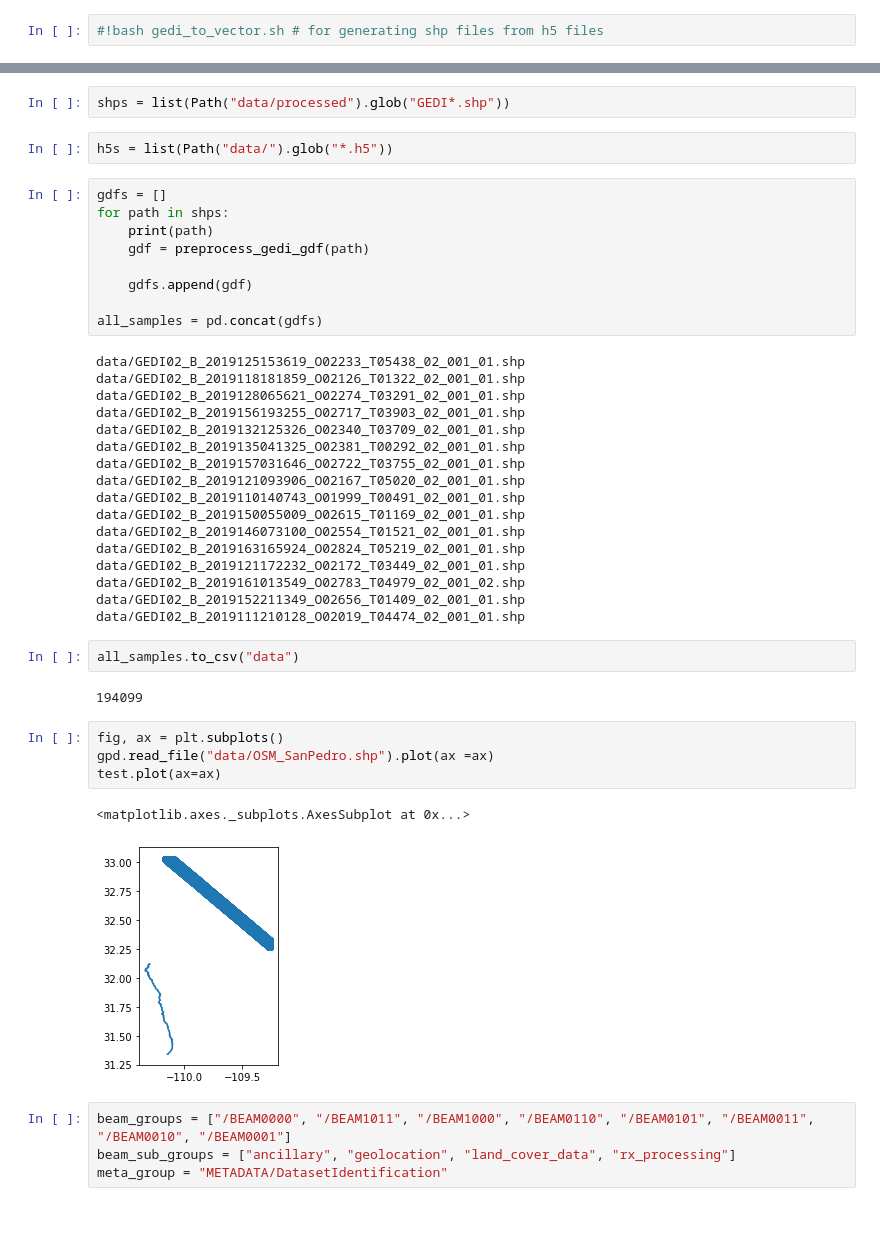
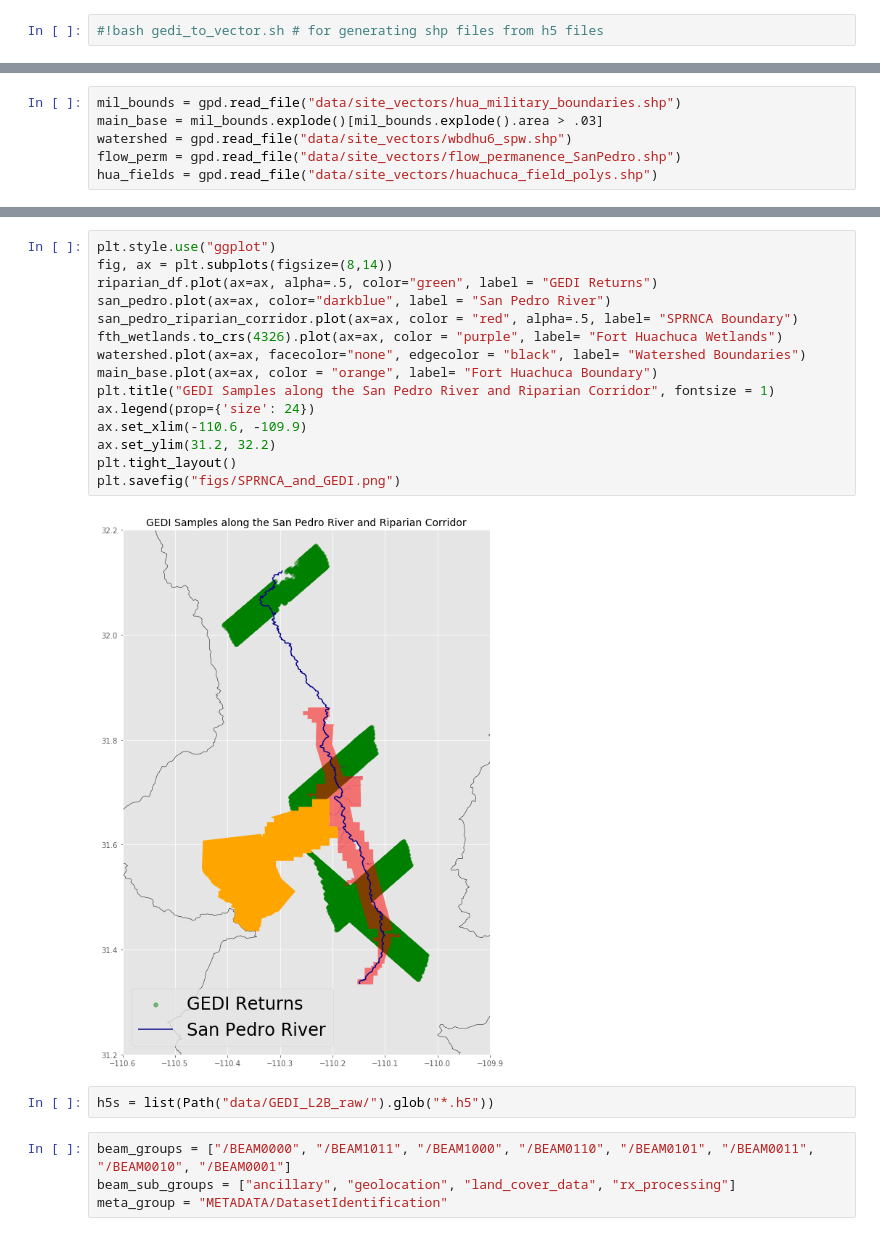
Before and after one commit to rbavery/sprnca_gedi, a Jupyter notebook: gedi_explore.ipynb, the cells around one changed output, grey strips where cells are left out. Drawn from its saved outputs; the diff is of its cells as text.

```diff
--- a/gedi_explore.ipynb
+++ b/gedi_explore.ipynb
@@ -60,0 +93,6 @@ from pygedi.clean_shps import *
+# %%
+mil_bounds = gpd.read_file("data/site_vectors/hua_military_boundaries.shp")
+main_base = mil_bounds.explode()[mil_bounds.explode().area > .03]
+watershed = gpd.read_file("data/site_vectors/wbdhu6_spw.shp")
+flow_perm = gpd.read_file("data/site_vectors/flow_permanence_SanPedro.shp")
+hua_fields = gpd.read_file("data/site_vectors/huachuca_field_polys.shp")
@@ -61,44 +103,22 @@ from pygedi.clean_shps import *
+# %%
+plt.style.use("ggplot")
+fig, ax = plt.subplots(figsize=(8,14))
+riparian_df.plot(ax=ax, alpha=.5, color="green", label = "GEDI Returns")
+san_pedro.plot(ax=ax, color="darkblue", label = "San Pedro River")
+san_pedro_riparian_corridor.plot(ax=ax, color = "red", alpha=.5, label= "SPRNCA Boundary")
+fth_wetlands.to_crs(4326).plot(ax=ax, color = "purple", label= "Fort Huachuca Wetlands")
+watershed.plot(ax=ax, facecolor="none", edgecolor = "black", label= "Watershed Boundaries")
+main_base.plot(ax=ax, color = "orange", label= "Fort Huachuca Boundary")
+plt.title("GEDI Samples along the San Pedro River and Riparian Corridor", fontsize = 1)
+ax.legend(prop={'size': 24})
+ax.set_xlim(-110.6, -109.9)
+ax.set_ylim(31.2, 32.2)
+plt.tight_layout()
+plt.savefig("figs/SPRNCA_and_GEDI.png")
+# %% [output]
+[figure, added]
 # %%
-shps = list(Path("data/processed").glob("GEDI*.shp"))
+h5s = list(Path("data/GEDI_L2B_raw/").glob("*.h5"))
-# %%
-h5s = list(Path("data/").glob("*.h5"))
-# %%
-gdfs = []
-for path in shps:
-    print(path)
-    gdf = preprocess_gedi_gdf(path)
-
-    gdfs.append(gdf)
-
-all_samples = pd.concat(gdfs)
-# %% [output]
-data/GEDI02_B_2019125153619_O02233_T05438_02_001_01.shp
-data/GEDI02_B_2019118181859_O02126_T01322_02_001_01.shp
-data/GEDI02_B_2019128065621_O02274_T03291_02_001_01.shp
-data/GEDI02_B_2019156193255_O02717_T03903_02_001_01.shp
-data/GEDI02_B_2019132125326_O02340_T03709_02_001_01.shp
-data/GEDI02_B_2019135041325_O02381_T00292_02_001_01.shp
-data/GEDI02_B_2019157031646_O02722_T03755_02_001_01.shp
-data/GEDI02_B_2019121093906_O02167_T05020_02_001_01.shp
-data/GEDI02_B_2019110140743_O01999_T00491_02_001_01.shp
-data/GEDI02_B_2019150055009_O02615_T01169_02_001_01.shp
-data/GEDI02_B_2019146073100_O02554_T01521_02_001_01.shp
-data/GEDI02_B_2019163165924_O02824_T05219_02_001_01.shp
-data/GEDI02_B_2019121172232_O02172_T03449_02_001_01.shp
-data/GEDI02_B_2019161013549_O02783_T04979_02_001_02.shp
-data/GEDI02_B_2019152211349_O02656_T01409_02_001_01.shp
-data/GEDI02_B_2019111210128_O02019_T04474_02_001_01.shp
-# %%
-all_samples.to_csv("data")
-# %% [output]
-194099
-# %%
-fig, ax = plt.subplots()
-gpd.read_file("data/OSM_SanPedro.shp").plot(ax =ax)
-test.plot(ax=ax)
-# %% [output]
-<matplotlib.axes._subplots.AxesSubplot at 0x...>
-[figure, removed]
 # %%
 beam_groups = ["/BEAM0000", "/BEAM1011", "/BEAM1000", "/BEAM0110", "/BEAM0101", "/BEAM0011", "/BEAM0010", "/BEAM0001"]
 beam_sub_groups = ["ancillary", "geolocation", "land_cover_data", "rx_processing"]
```
Also changed, not shown: parts of 3 cells of this notebook, 3 other files.
